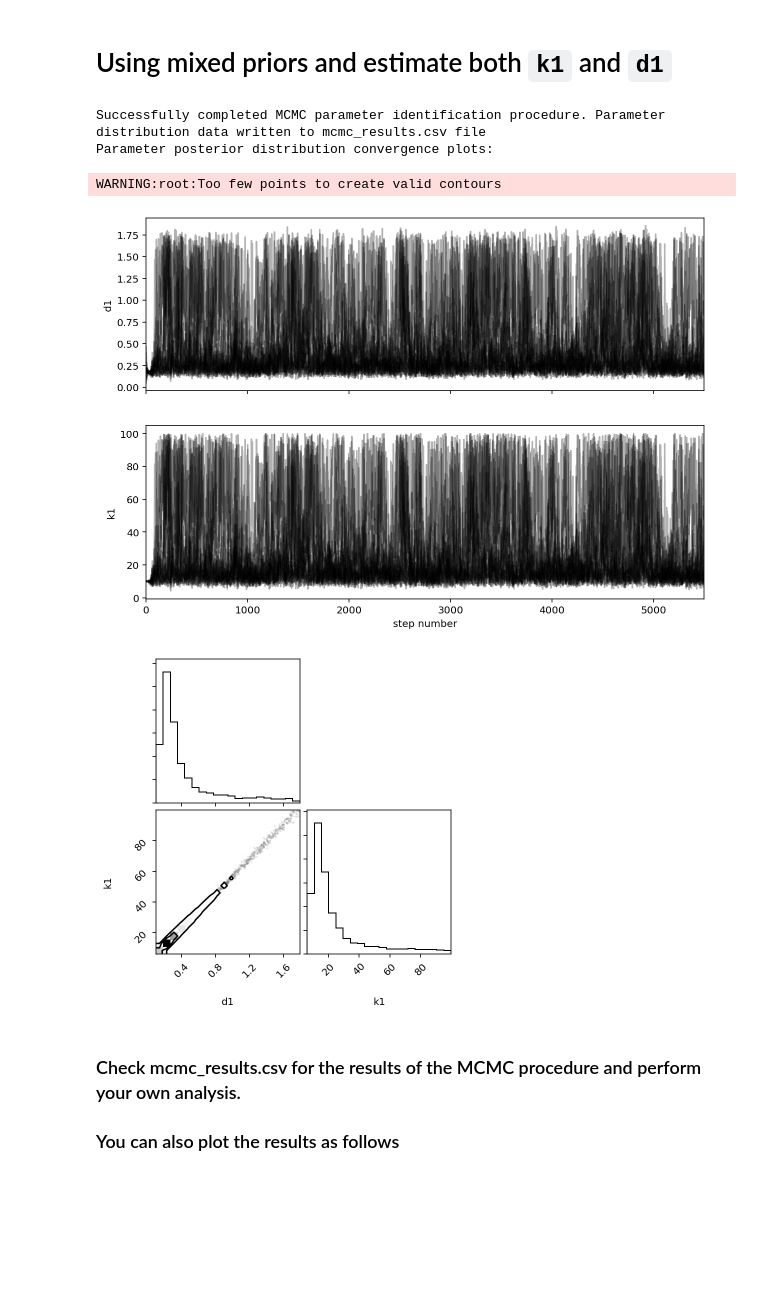
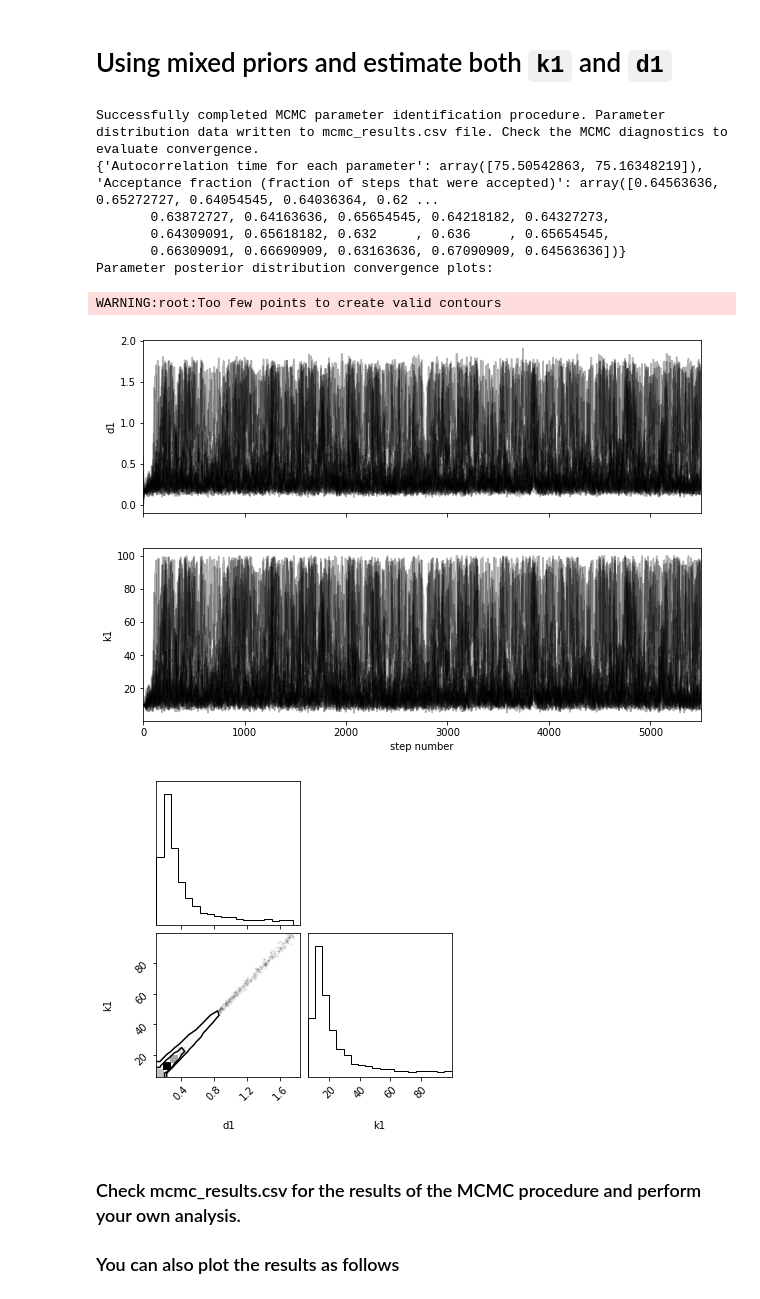
Before and after one commit to biocircuits/bioscrape, a Jupyter notebook: inference examples/individual examples/Birth death model.ipynb, the cells around one changed output. Cells and saved outputs as stored; diff of their text form; code cells hidden in the pictures; blank space fills up the shorter version.

```diff
--- a/inference examples/individual examples/Birth death model.ipynb
+++ b/inference examples/individual examples/Birth death model.ipynb
@@ -47,30 +49,34 @@ Parameter posterior distribution convergence plots:
 # %%
 %matplotlib inline
 import bioscrape as bs
 from bioscrape.types import Model
 from bioscrape.inference import py_inference
 
 import numpy as np
 import pylab as plt
 import pandas as pd
 # Import a bioscrape/SBML model
-M = Model(sbml_filename = 'toy_sbml_model.xml')
+M = Model(sbml_filename = '../models/toy_sbml_model.xml')
 # Import data from CSV
 # Import a CSV file for each experiment run
-df = pd.read_csv('test_data.csv', delimiter = '\t', names = ['X','time'], skiprows = 1)
+df = pd.read_csv('../data/test_data.csv', delimiter = '\t', names = ['X','time'], skiprows = 1)
 M.set_species({'X':df['X'][0]})
 
 prior = {'d1' : ['gaussian', 0.2, 20], 'k1' : ['uniform', 0, 100]}
 
 sampler, pid = py_inference(Model = M, exp_data = df, measurements = ['X'], time_column = ['time'],
             nwalkers = 20, init_seed = 0.15, nsteps = 5500, sim_type = 'deterministic',
             params_to_estimate = ['d1', 'k1'], prior = prior)
 # %% [output]
-Successfully completed MCMC parameter identification procedure. Parameter distribution data written to mcmc_results.csv file
+Successfully completed MCMC parameter identification procedure. Parameter distribution data written to mcmc_results.csv file. Check the MCMC diagnostics to evaluate convergence.
+{'Autocorrelation time for each parameter': array([75.50542863, 75.16348219]), 'Acceptance fraction (fraction of steps that were accepted)': array([0.64563636, 0.65272727, 0.64054545, 0.64036364, 0.62 ...
+       0.63872727, 0.64163636, 0.65654545, 0.64218182, 0.64327273,
+       0.64309091, 0.65618182, 0.632     , 0.636     , 0.65654545,
+       0.66309091, 0.66690909, 0.63163636, 0.67090909, 0.64563636])}
 Parameter posterior distribution convergence plots:
 WARNING:root:Too few points to create valid contours
-[figure, old version]
+[figure, new version]
-[figure, old version]
+[figure, new version]
 # %% [markdown]
 ### Check mcmc_results.csv for the results of the MCMC procedure and perform your own analysis.
 
```
Also changed, not shown: parts of 5 cells of this notebook, 39 other files.
